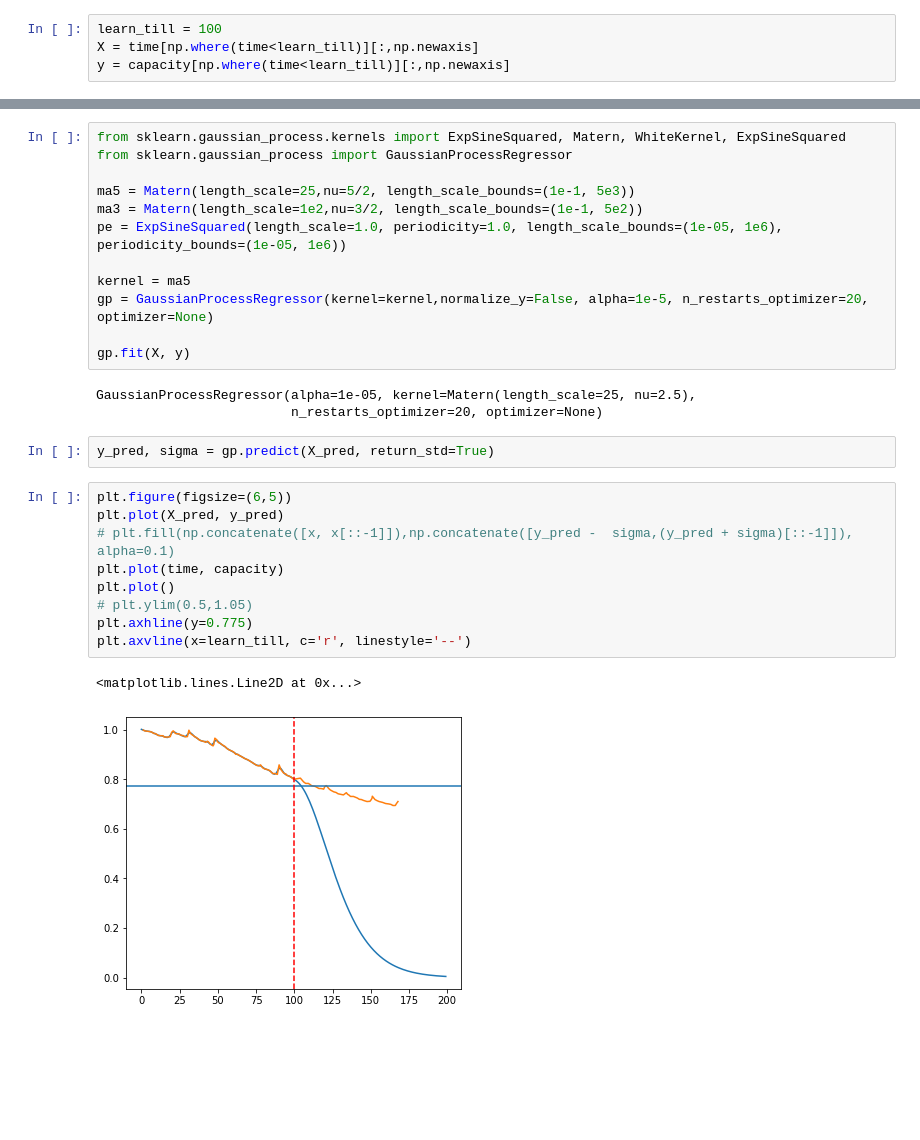
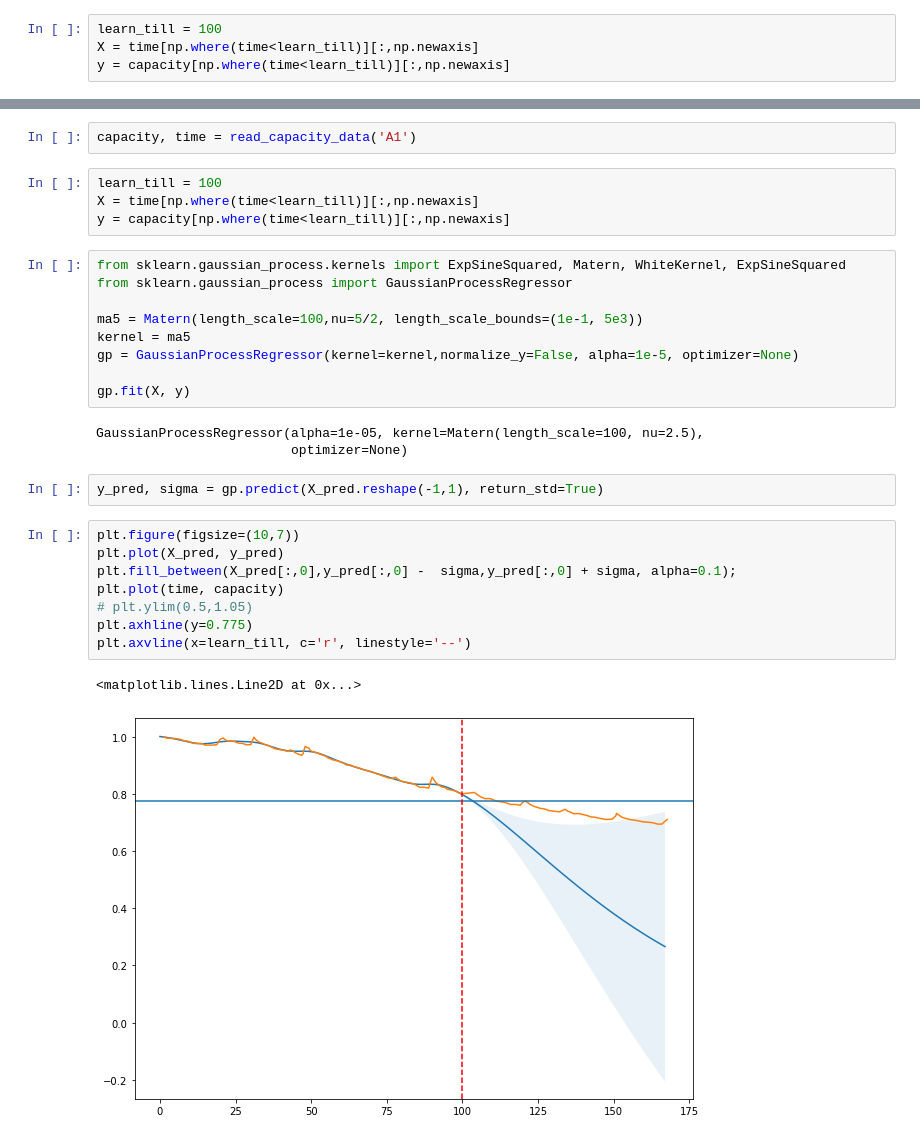
Before and after one commit to aniket-ak/Battery-SOH-Forecasting, a Jupyter notebook: Notebooks/Battery.ipynb, the cells around one changed output, grey strips where cells are left out. Drawn from its saved outputs; the diff is of its cells as text; blank space fills up the shorter version.

```diff
--- a/Notebooks/Battery.ipynb
+++ b/Notebooks/Battery.ipynb
@@ -153,29 +154,31 @@ y = capacity[np.where(time<learn_till)][:,np.newaxis]
+# %%
+capacity, time = read_capacity_data('A1')
+# %%
+learn_till = 100
+X = time[np.where(time<learn_till)][:,np.newaxis]
+y = capacity[np.where(time<learn_till)][:,np.newaxis]
 # %%
 from sklearn.gaussian_process.kernels import ExpSineSquared, Matern, WhiteKernel, ExpSineSquared
 from sklearn.gaussian_process import GaussianProcessRegressor
 
-ma5 = Matern(length_scale=25,nu=5/2, length_scale_bounds=(1e-1, 5e3))
-ma3 = Matern(length_scale=1e2,nu=3/2, length_scale_bounds=(1e-1, 5e2))
-pe = ExpSineSquared(length_scale=1.0, periodicity=1.0, length_scale_bounds=(1e-05, 1e6), periodicity_bounds=(1e-05, 1e6))
-
+ma5 = Matern(length_scale=100,nu=5/2, length_scale_bounds=(1e-1, 5e3))
 kernel = ma5
-gp = GaussianProcessRegressor(kernel=kernel,normalize_y=False, alpha=1e-5, n_restarts_optimizer=20, optimizer=None)
+gp = GaussianProcessRegressor(kernel=kernel,normalize_y=False, alpha=1e-5, optimizer=None)
 
 gp.fit(X, y)
 # %% [output]
-GaussianProcessRegressor(alpha=1e-05, kernel=Matern(length_scale=25, nu=2.5),
-                         n_restarts_optimizer=20, optimizer=None)
+GaussianProcessRegressor(alpha=1e-05, kernel=Matern(length_scale=100, nu=2.5),
+                         optimizer=None)
 # %%
-y_pred, sigma = gp.predict(X_pred, return_std=True)
+y_pred, sigma = gp.predict(X_pred.reshape(-1,1), return_std=True)
 # %%
-plt.figure(figsize=(6,5))
+plt.figure(figsize=(10,7))
 plt.plot(X_pred, y_pred)
-# plt.fill(np.concatenate([x, x[::-1]]),np.concatenate([y_pred -  sigma,(y_pred + sigma)[::-1]]), alpha=0.1)
+plt.fill_between(X_pred[:,0],y_pred[:,0] -  sigma,y_pred[:,0] + sigma, alpha=0.1);
 plt.plot(time, capacity)
-plt.plot()
 # plt.ylim(0.5,1.05)
 plt.axhline(y=0.775)
 plt.axvline(x=learn_till, c='r', linestyle='--')
 # %% [output]
 <matplotlib.lines.Line2D at 0x...>
-[figure, old version]
+[figure, new version]
```
Also changed, not shown: parts of 13 cells of this notebook, 2 other files.
